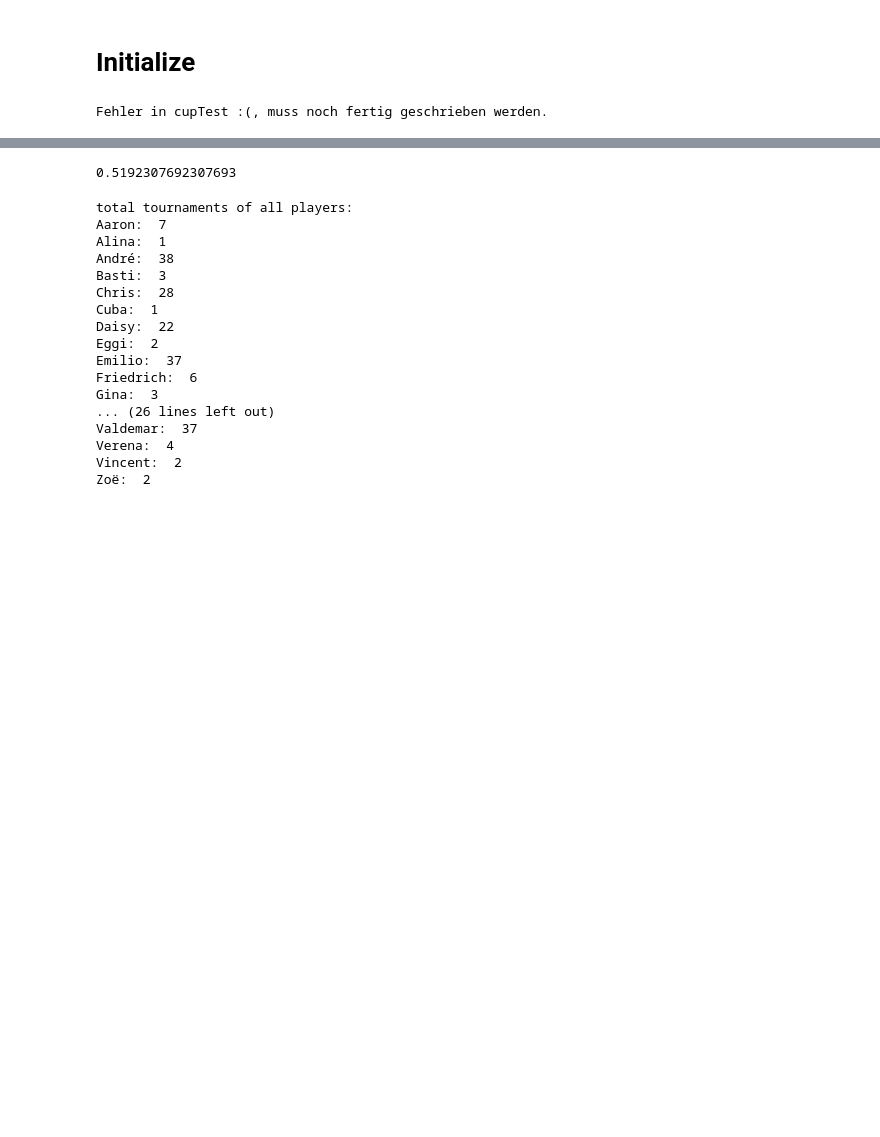
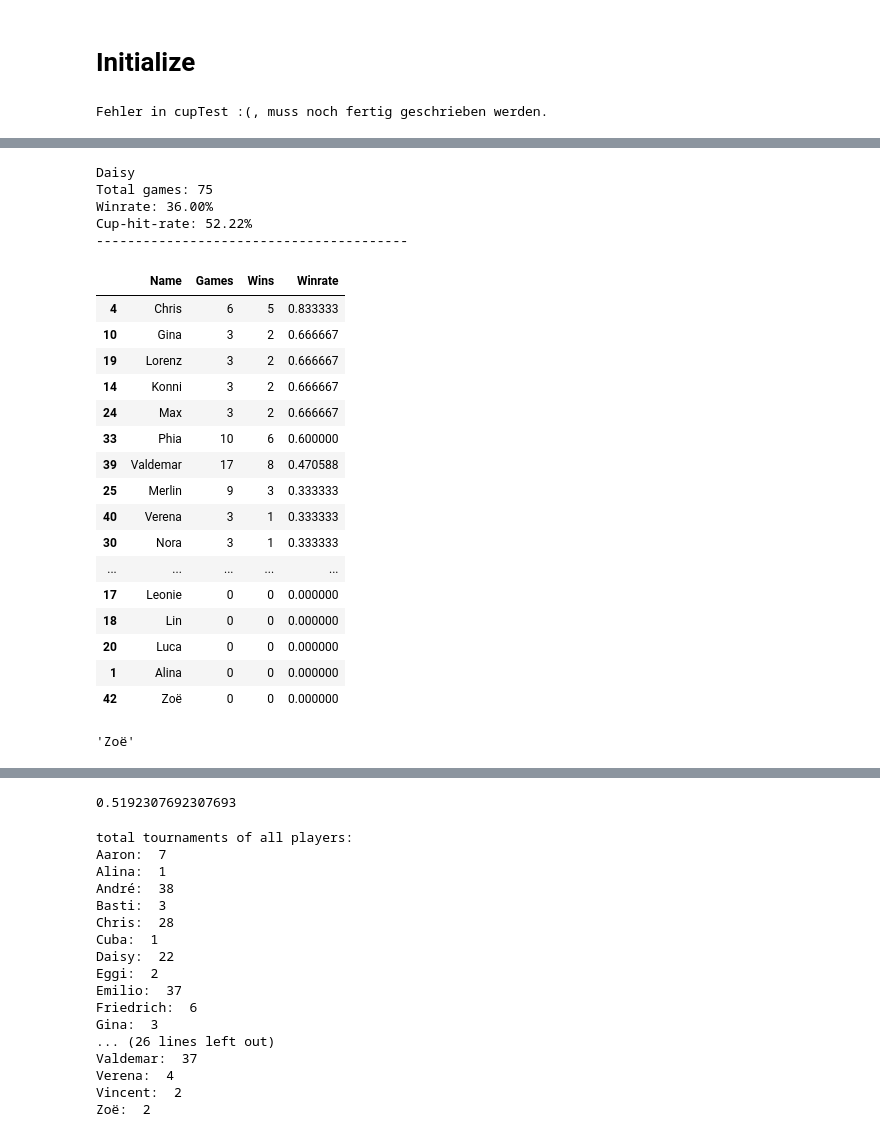
Before and after one commit to njctn/werfen, a Jupyter notebook: stats.ipynb, the cells around one changed output, grey strips where cells are left out. Drawn from its saved outputs; the diff is of its cells as text; code cells hidden in the pictures; blank space fills up the shorter version.

```diff
--- a/stats.ipynb
+++ b/stats.ipynb
@@ -20 +51,40 @@ Fehler in cupTest :(, muss noch fertig geschrieben werden.
+# %%
+p1 = winrate('Daisy')
+
+p1_partner = p1[0]
+
+p1_partner
+# %% [output]
+Daisy
+Total games: 75
+Winrate: 36.00%
+Cup-hit-rate: 52.22%
+----------------------------------------
+|  | Name | Games | Wins | Winrate |
+| 4 | Chris | 6 | 5 | 0.833333 |
+| 10 | Gina | 3 | 2 | 0.666667 |
+| 19 | Lorenz | 3 | 2 | 0.666667 |
+| 14 | Konni | 3 | 2 | 0.666667 |
+| 24 | Max | 3 | 2 | 0.666667 |
+| 33 | Phia | 10 | 6 | 0.600000 |
+| 39 | Valdemar | 17 | 8 | 0.470588 |
+| 25 | Merlin | 9 | 3 | 0.333333 |
+| 40 | Verena | 3 | 1 | 0.333333 |
+| 30 | Nora | 3 | 1 | 0.333333 |
+| ... | ... | ... | ... | ... |
+| 17 | Leonie | 0 | 0 | 0.000000 |
+| 18 | Lin | 0 | 0 | 0.000000 |
+| 20 | Luca | 0 | 0 | 0.000000 |
+| 1 | Alina | 0 | 0 | 0.000000 |
+| 42 | Zoë | 0 | 0 | 0.000000 |
+# %%
+p1_opp = p1[1]
+
+p1_opp.reset_index(drop=True, inplace = True)
+p1_opp.sort_values('Winrate', ascending=True, inplace = True)
+
+name = p1_opp.loc[0, 'Name']
+name
+# %% [output]
+'Zoë'
 # %%
```
Also changed, not shown: parts of 14 cells of this notebook.
